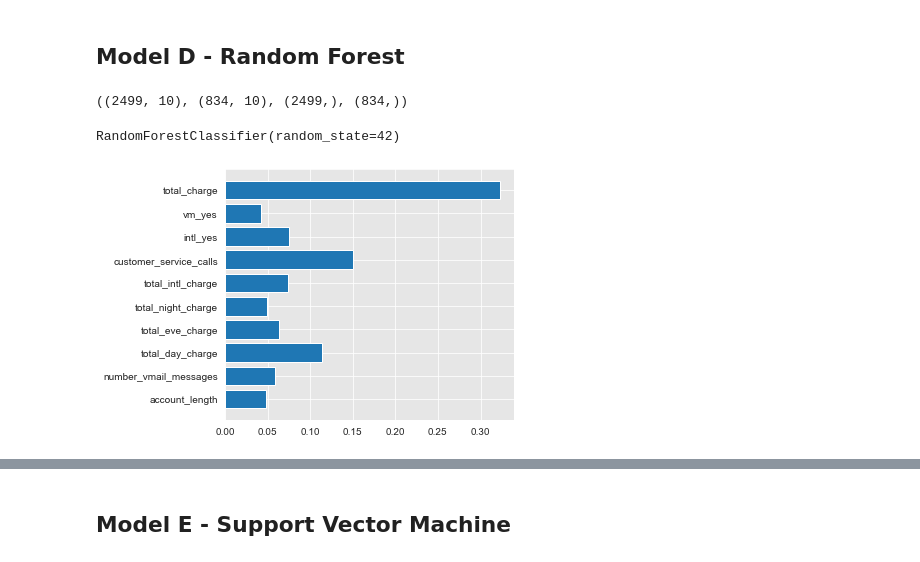
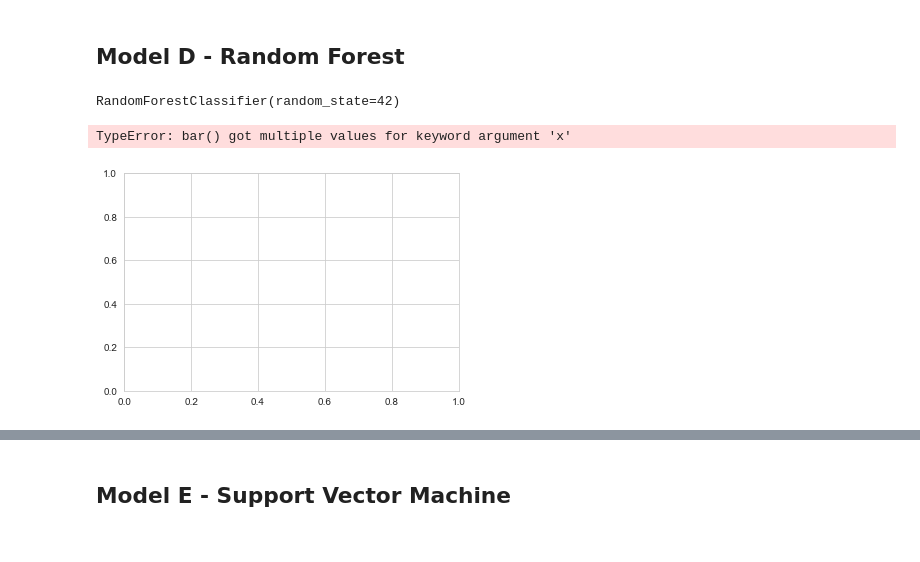
Before and after one commit to jmg0144/Customer-Churn-Classification-Analysis, a Jupyter notebook: phase-3-project.ipynb, the cells around one changed output, grey strips where cells are left out. Saved outputs shown, nothing was run; the diff lists cells and outputs as text; code cells hidden in the pictures.

```diff
--- a/phase-3-project.ipynb
+++ b/phase-3-project.ipynb
@@ -380,4 +575,2 @@ X_scaled_test_b = scaler_b.transform(X_test_b)
 # %%
 model_b = LogisticRegression(solver='liblinear', class_weight='balanced')
-# %%
-model_b.fit(X_scaled_train_b, y_train_b.values.ravel())
@@ -385,0 +577,2 @@ LogisticRegression(class_weight='balanced', solver='liblinear')
+# %%
+model_b.fit(X_train_scaled, y_train)
@@ -462,4 +653,4 @@ X_train_c, X_test_c, y_train_c, y_test_c = train_test_split(
 # %%
-model_c = DecisionTreeClassifier(max_depth=3, random_state=10)
-model_c.fit(X_train_c, y_train_c)
+model_c = DecisionTreeClassifier(max_depth=3, random_state=42)
+model_c.fit(X_train_scaled, y_train)
 # %% [output]
@@ -508,13 +693,6 @@ DecisionTreeClassifier(criterion='entropy', max_depth=3, random_state=10)
 from pydotplus import graph_from_dot_data
 # %% [markdown]
 ## Model D - Random Forest
-# %%
-X_train, X_test, y_train, y_test = train_test_split(df_updated_2.drop(['churn', 'area_code'], axis=1),
-                                                    df_updated_2['churn'], random_state=42)
-
-X_train.shape, X_test.shape, y_train.shape, y_test.shape
-# %% [output]
-((2499, 10), (834, 10), (2499,), (834,))
 # %%
 forest = RandomForestClassifier(random_state=42)
 forest.fit(X_train, y_train)
@@ -523,10 +701,11 @@ RandomForestClassifier(random_state=42)
 # %%
 fig, ax = plt.subplots()
 
-ax.barh(width=forest.feature_importances_, y=X_train.columns)
+ax.barh(width=forest.feature_importances_, x=X_test, y= y_test)
 fig.tight_layout()
 # %% [output]
+TypeError: bar() got multiple values for keyword argument 'x'
-[figure, old version]
+[figure, new version]
 # %%
 y_pred_test = forest.predict(X_test)
 y_pred_train = forest.predict(X_train)
```
Also changed, not shown: parts of 141 cells of this notebook.
